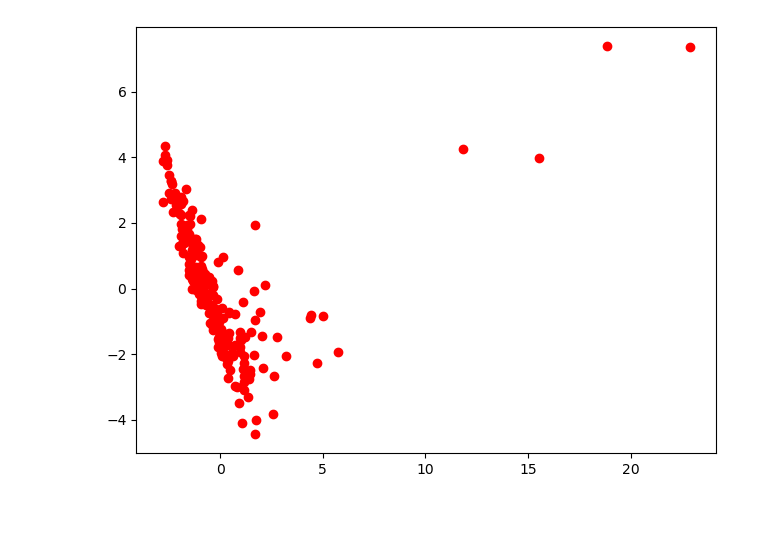
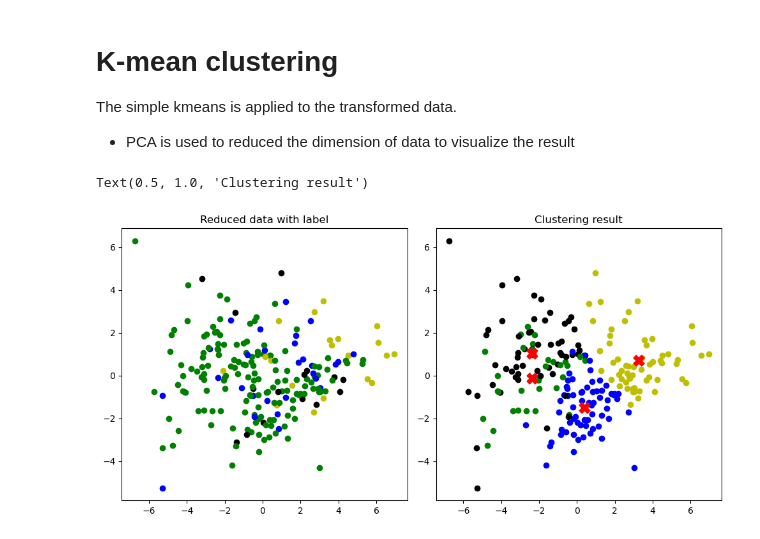
Before and after one commit to Sp24-CSE-382M/finalProject, a Jupyter notebook: k-means/kmeansCluster.ipynb, the cells around one changed output. Saved outputs shown, nothing was run; the diff lists cells and outputs as text; code cells hidden in the pictures.

Commit message:
update k-means result

```diff
--- a/k-means/kmeansCluster.ipynb
+++ b/k-means/kmeansCluster.ipynb
@@ -3,8 +3,9 @@ import numpy as np
 from matplotlib import pyplot as plt
 from sklearn.cluster import KMeans
 from sklearn.decomposition import PCA
+from sklearn.preprocessing import PowerTransformer
 
-def loadData(dataDir, time = 500, scale = True):
+def loadData(dataDir, time = 500):
     dataset = np.load(dataDir)
     labels = dataset['arr_0'][:, :, 1:-1] # ignore the first row of labels (all 0)
     properties = dataset['arr_1']
@@ -15,9 +16,4 @@ def loadData(dataDir, time = 500, scale = True):
         x = np.reshape(properties, [properties.shape[0], properties.shape[1] * properties.shape[2]])
         #y = np.reshape(labels, [labels.shape[0], labels.shape[1] * labels.shape[2]])
     y = labels[:, :, -1]
-    if scale == True:
-        return np.transpose(scaleX(x)), np.transpose(y)
-    else:
-        return np.transpose(x), np.transpose(y)
-def scaleX(x):
-    return (x - np.mean(x, axis = 1, keepdims = True))/np.std(x, axis = 1, keepdims = True)
+    return np.transpose(x), np.transpose(y)
@@ -23,0 +27,5 @@ def scaleX(x):
+# %%
+dataDir = '../data/dataset.npz'
+x, y = loadData(dataDir, time = 3)
+pt = PowerTransformer(method= 'yeo-johnson', standardize= True)
+x_trans = pt.fit_transform(x)
@@ -24,17 +49,29 @@ def scaleX(x):
+# %% [markdown]
+# K-mean clustering
+The simple kmeans is applied to the transformed data.
+* PCA is used to reduced the dimension of data to visualize the result
 # %%
-dataDir = '../data/dataset.npz'
-x, y = loadData(dataDir, time = 50)
+
 # set up kmeans
-kmeans = KMeans(n_clusters=5, init='k-means++', algorithm='lloyd')
-kmeans.fit(x)
+kmeans = KMeans(n_clusters=4, init='k-means++', algorithm='lloyd')
+kmeans.fit(x_trans)
 # use PCA to reduce the dim to first 2 singular vector
 pca = PCA(n_components=2)
-pca.fit(x)
-reducedX = pca.transform(x)
-fig1,ax1 = plt.subplots(1,1, layout = 'tight')
+pca.fit(x_trans)
+reducedX = pca.transform(x_trans)
+reducedCluster_center = pca.transform(kmeans.cluster_centers_)
+fig2,ax2 = plt.subplots(1,2, layout = 'tight', figsize=[10, 5])
 
+color = ['g', 'b', 'k', 'y']
+label = ['1', '2', '3', '4']
 # plot the data in the reduced dim
 for i in range(0, reducedX.shape[0]):
-    ax1.scatter(reducedX[i, 0], reducedX[i, 1], c = 'r')
+    ax2[0].scatter(reducedX[i, 0], reducedX[i, 1], c = color[np.int32(y[i, 0])-1])
+    ax2[1].scatter(reducedX[i, 0], reducedX[i, 1], c = color[kmeans.labels_[i]])
+
+ax2[1].scatter(reducedCluster_center[:, 0], reducedCluster_center[:, 1], c='r', marker = 'X', s=150)
+ax2[0].set_title('Reduced data with label')
+ax2[1].set_title('Clustering result')
 # %% [output]
+Text(0.5, 1.0, 'Clustering result')
-[figure, old version]
+[figure, new version]
```
Also changed, not shown: parts of 2 cells of this notebook.
